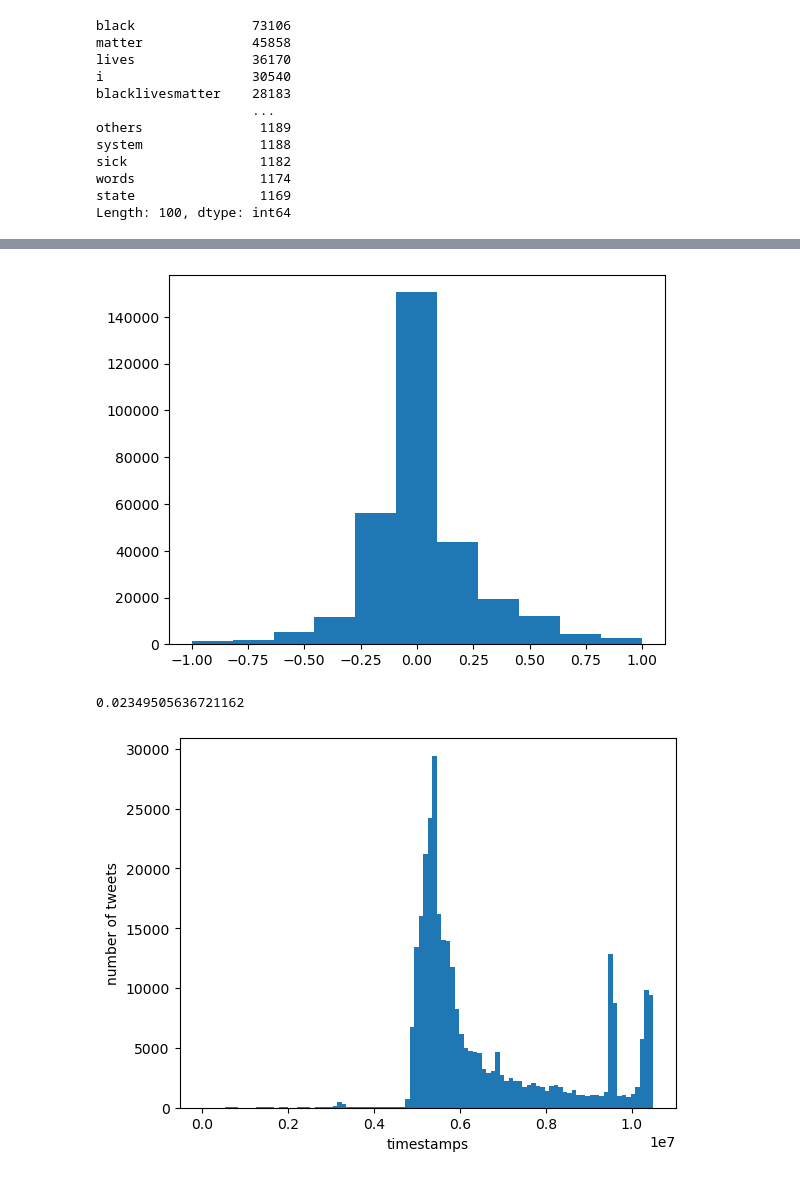
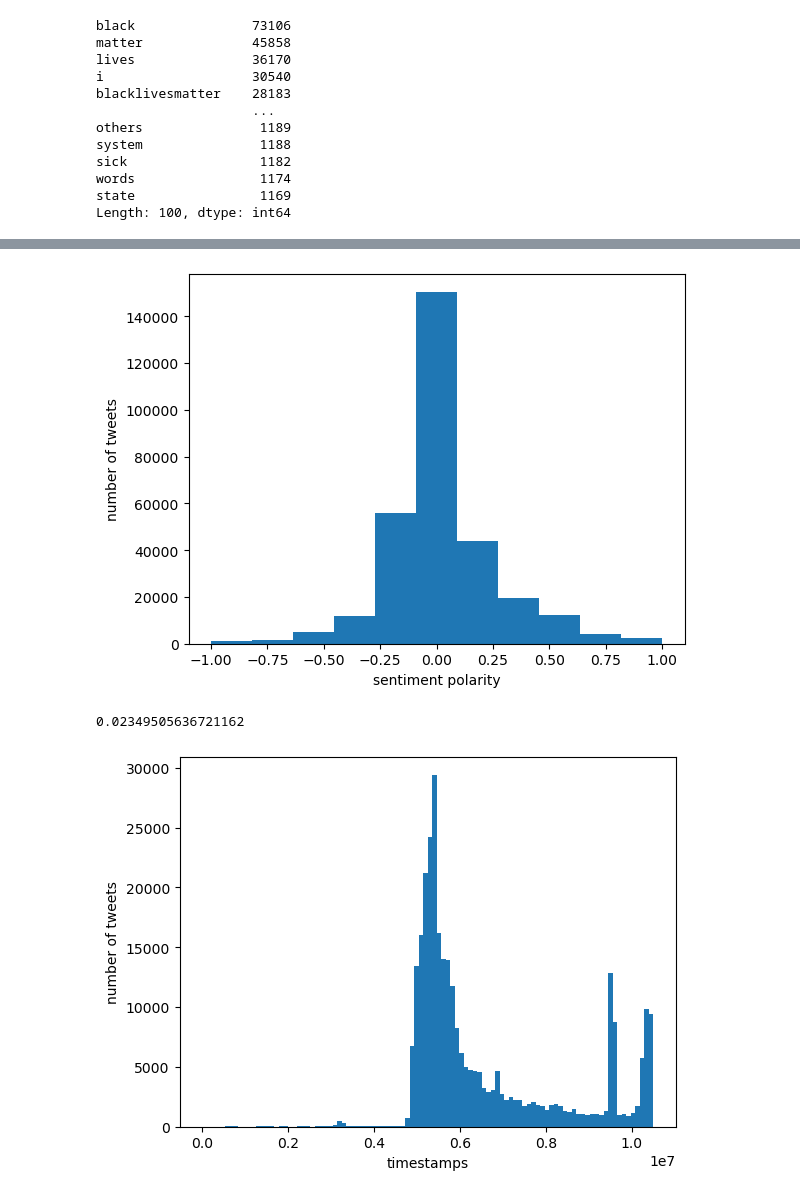
Before and after one commit to Isyohan/WeakSignalsBLM, a Jupyter notebook: BLM_Notebook.ipynb, the cells around one changed output, grey strips where cells are left out. Cells and saved outputs as stored; diff of their text form; code cells hidden in the pictures.

```diff
--- a/BLM_Notebook.ipynb
+++ b/BLM_Notebook.ipynb
@@ -171,10 +171,13 @@ Length: 100, dtype: float64
 138337
 # %%
 plt.hist(clean_data['sentiment_polarity'],bins=11)
+plt.xlabel('sentiment polarity')
+plt.ylabel('number of tweets')
+plt.savefig("figures_out/fig_sentiment_pol.png",transparent=True)
 plt.show()
 clean_data['sentiment_polarity'].mean()
 # %% [output]
-[figure, old version]
+[figure, new version]
 0.02349505636721162
 # %%
 plt.hist(clean_data['timestamps'],bins=100)
```
